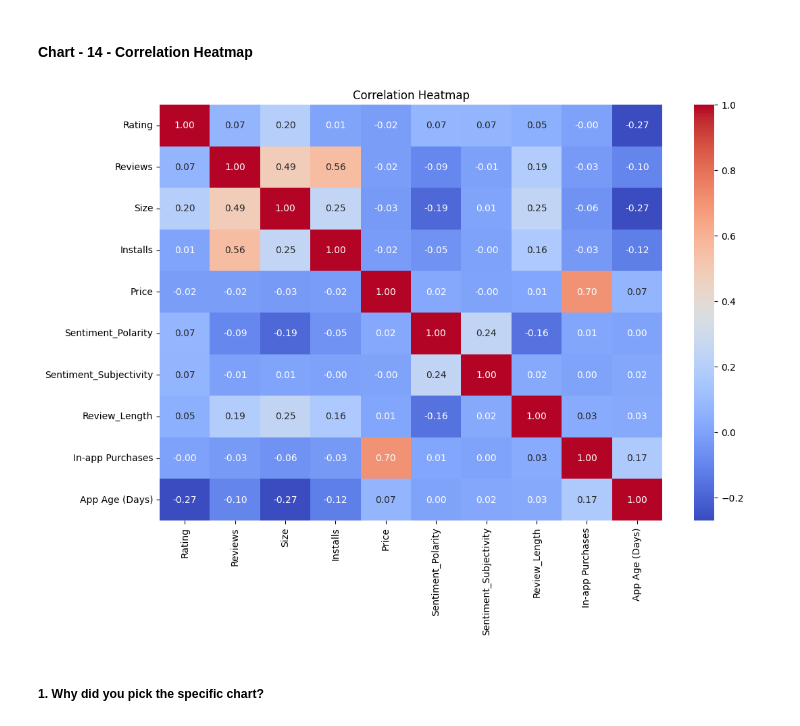
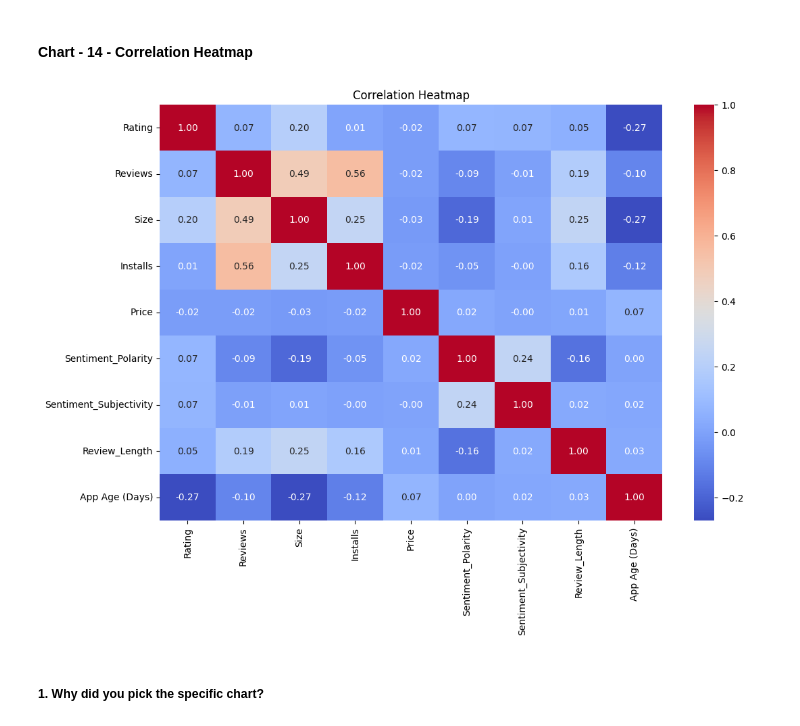
Before and after one commit to Himanshu-Bytes/Play-Store-App-Review-Analysis, a Jupyter notebook: Play_Store_App_Review_Analysis_EDA_Project.ipynb, the cells around one changed output. Cells and saved outputs as stored; diff of their text form; code cells hidden in the pictures.

```diff
--- a/Play_Store_App_Review_Analysis_EDA_Project.ipynb
+++ b/Play_Store_App_Review_Analysis_EDA_Project.ipynb
@@ -887,7 +909,8 @@ Are there any insights that lead to negative growth? Justify with specific reaso
 merged_df['Last Updated'] = pd.to_datetime(merged_df['Last Updated'])
 
 # Calculating the age of the app in days since the last update
-merged_df['App Age (Days)'] = (datetime.now() - merged_df['Last Updated']).dt.days
+current_date = pd.Timestamp.now()
+merged_df['App Age (Days)'] = (current_date - merged_df['Last Updated']).dt.days
 
 # Creating a scatterplot to visualize the relationship between app age & user ratings
 plt.figure(figsize=(10, 6))
@@ -924,13 +947,16 @@ Are there any insights that lead to negative growth? Justify with specific reaso
 #### Chart - 14 - Correlation Heatmap
 # %%
 # Creating a Correlation Heatmap visualization code
-corr_matrix = merged_df.corr()
+# Selecting only numeric columns from the DataFrame
+
+numeric_df = merged_df.select_dtypes(include=['number'])
+corr_matrix = numeric_df.corr()
 plt.figure(figsize=(12, 8))
 sns.heatmap(corr_matrix, annot=True, cmap='coolwarm', fmt=".2f")
 plt.title("Correlation Heatmap")
 plt.show()
 # %% [output]
-[figure, old version]
+[figure, new version]
 # %% [markdown]
 ##### 1. Why did you pick the specific chart?
 # %% [markdown]
```
Also changed, not shown: parts of 15 cells of this notebook.
